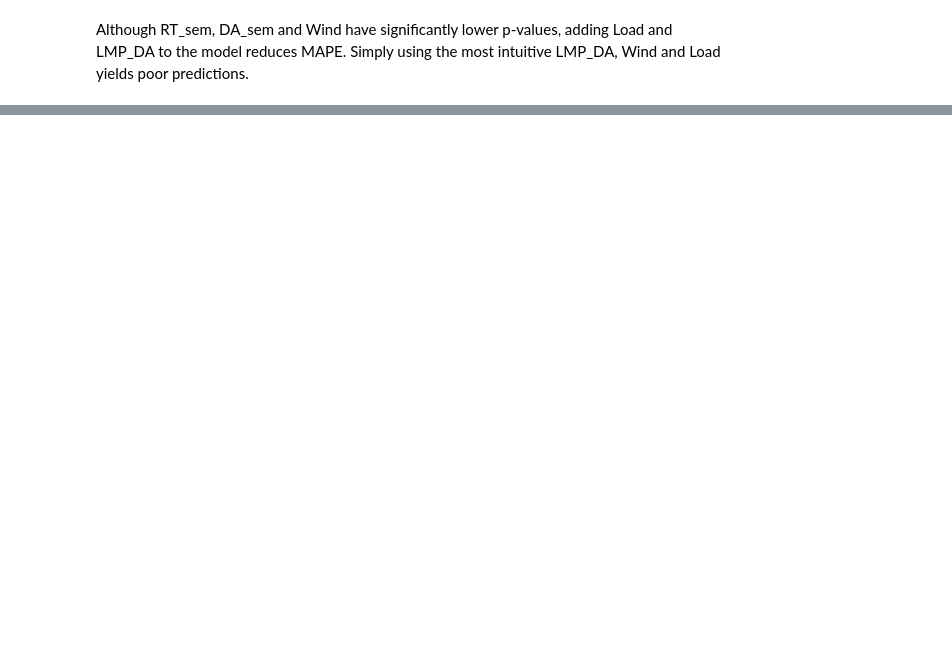
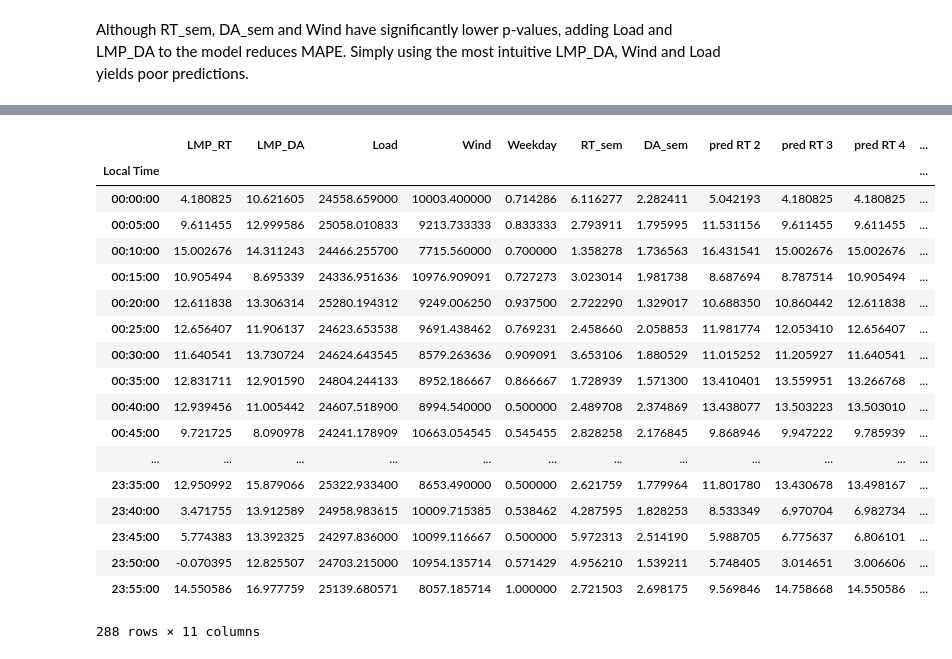
Before and after one commit to felipeascouto/energy, a Jupyter notebook: research_p2.ipynb, the cells around one changed output, grey strips where cells are left out. Drawn from its saved outputs; the diff is of its cells as text; code cells hidden in the pictures; blank space fills up the shorter version.

Commit message:
tested different depths

```diff
--- a/research_p2.ipynb
+++ b/research_p2.ipynb
@@ -792,8 +781,6 @@ print('5 predictors\' MAPE: {}'.format(PE_5_array.mean()))
 
 # let's add weekend/weekday feature to model
 # -- because of current structure, model will take mean of weekdays (1) and weekends (0)
-
-# compare MAPE between predictions with 6 vs 5 variables
 
 # I'll ignore warnings for the following test
 
@@ -818,7 +805,7 @@ for i in range(n):
         test_data['DA_sem'] = test.groupby('Local Time')['LMP_DA'].sem()
 
         test_data_copy = test_data.copy()
-
+        test_data_copy['fitted RT (multi)'] = np.zeros(test_data_copy.index.shape[0])
         result = smf.ols(formula="LMP_RT ~ LMP_DA + RT_sem + DA_sem + Load + Wind + Weekday", data=train_data).fit()
         test_data_copy['fitted RT (single)'] = (
                                             test_data_copy['Weekday']*result.params[6] +
@@ -828,13 +815,14 @@ for i in range(n):
                                             test_data_copy['RT_sem']*result.params[2] +
                                             test_data_copy['LMP_DA']*result.params[1] +
                                             result.params[0])
-        test_data_copy['fitted RT (6)'] = np.zeros(test_data_copy.index.shape[0])
+
+
         branch_dfs = sklearn_clusters(train_data, test_data)
         for cluster in branch_dfs:
             result6 = smf.ols(formula="LMP_RT ~ LMP_DA + RT_sem + DA_sem + Load + Wind + Weekday", data=cluster).fit()
             weekday_p.append(result6.pvalues[-1])
             for hour in cluster.index:
-                test_data_copy['fitted RT (6)'].loc[hour] = (
+                test_data_copy['fitted RT (multi)'].loc[hour] = (
                                             test_data_copy['Weekday'].loc[hour]*result6.params[6] +
                                             test_data_copy['Wind'].loc[hour]*result6.params[5] +
                                             test_data_copy['Load'].loc[hour]*result6.params[4] +
@@ -844,7 +832,7 @@ for i in range(n):
                                             result6.params[0])
 
         single_list.append(pe(test_data_copy['fitted RT (single)'], test_data_copy['LMP_RT']).mean())
-        six_list.append(pe(test_data_copy['fitted RT (6)'], test_data_copy['LMP_RT']).mean())
+        six_list.append(pe(test_data_copy['fitted RT (multi)'], test_data_copy['LMP_RT']).mean())
 
 
     single_array[i] = np.array(single_list).mean()
@@ -860,0 +859,29 @@ print('single-cluster MAPE: {}'.format(single_array.mean()))
+# %%
+def sklearn_clusters_d(train_df, test_df, depth):
+    # converting datetime to float
+    minutes = []
+    for time in train_df.index:
+        minutes.append(time.hour * 60 + time.minute)
+    train_df['minutes'] = np.array(minutes)
+    minutes = []
+    for time in test_df.index:
+        minutes.append(time.hour * 60 + time.minute)
+    test_df['minutes'] = np.array(minutes)
+    # testing existing module
+    X = train_df['minutes'].values.reshape(-1,1)
+    y = train_df['LMP_RT']
+    # Fit regression model
+    regr_1 = DecisionTreeRegressor(max_depth=depth)
+    regr_1.fit(X, y)
+    # Predict
+    X_test = test_df['minutes'].values.reshape(-1,1)
+    y_1 = regr_1.predict(X_test)
+    test_df['sklearn cluster'] = y_1
+    price_leaves = []
+    for price in y_1:
+        if price not in price_leaves:
+            price_leaves.append(price)
+    branch_dfs = []
+    for price in price_leaves:
+        branch_dfs.append(test_df[test_df['sklearn cluster']==price])
+    return branch_dfs
@@ -861,3 +968,25 @@ print('single-cluster MAPE: {}'.format(single_array.mean()))
+# %%
+test_data_copy
+# %% [output]
+|  | LMP_RT | LMP_DA | Load | Wind | Weekday | RT_sem | DA_sem | pred RT 2 | pred RT 3 | pred RT 4 | ... |
+| Local Time |  |  |  |  |  |  |  |  |  |  | ... |
+| 00:00:00 | 4.180825 | 10.621605 | 24558.659000 | 10003.400000 | 0.714286 | 6.116277 | 2.282411 | 5.042193 | 4.180825 | 4.180825 | ... |
+| 00:05:00 | 9.611455 | 12.999586 | 25058.010833 | 9213.733333 | 0.833333 | 2.793911 | 1.795995 | 11.531156 | 9.611455 | 9.611455 | ... |
+| 00:10:00 | 15.002676 | 14.311243 | 24466.255700 | 7715.560000 | 0.700000 | 1.358278 | 1.736563 | 16.431541 | 15.002676 | 15.002676 | ... |
+| 00:15:00 | 10.905494 | 8.695339 | 24336.951636 | 10976.909091 | 0.727273 | 3.023014 | 1.981738 | 8.687694 | 8.787514 | 10.905494 | ... |
+| 00:20:00 | 12.611838 | 13.306314 | 25280.194312 | 9249.006250 | 0.937500 | 2.722290 | 1.329017 | 10.688350 | 10.860442 | 12.611838 | ... |
+| 00:25:00 | 12.656407 | 11.906137 | 24623.653538 | 9691.438462 | 0.769231 | 2.458660 | 2.058853 | 11.981774 | 12.053410 | 12.656407 | ... |
+| 00:30:00 | 11.640541 | 13.730724 | 24624.643545 | 8579.263636 | 0.909091 | 3.653106 | 1.880529 | 11.015252 | 11.205927 | 11.640541 | ... |
+| 00:35:00 | 12.831711 | 12.901590 | 24804.244133 | 8952.186667 | 0.866667 | 1.728939 | 1.571300 | 13.410401 | 13.559951 | 13.266768 | ... |
+| 00:40:00 | 12.939456 | 11.005442 | 24607.518900 | 8994.540000 | 0.500000 | 2.489708 | 2.374869 | 13.438077 | 13.503223 | 13.503010 | ... |
+| 00:45:00 | 9.721725 | 8.090978 | 24241.178909 | 10663.054545 | 0.545455 | 2.828258 | 2.176845 | 9.868946 | 9.947222 | 9.785939 | ... |
+| ... | ... | ... | ... | ... | ... | ... | ... | ... | ... | ... | ... |
+| 23:35:00 | 12.950992 | 15.879066 | 25322.933400 | 8653.490000 | 0.500000 | 2.621759 | 1.779964 | 11.801780 | 13.430678 | 13.498167 | ... |
+| 23:40:00 | 3.471755 | 13.912589 | 24958.983615 | 10009.715385 | 0.538462 | 4.287595 | 1.828253 | 8.533349 | 6.970704 | 6.982734 | ... |
+| 23:45:00 | 5.774383 | 13.392325 | 24297.836000 | 10099.116667 | 0.500000 | 5.972313 | 2.514190 | 5.988705 | 6.775637 | 6.806101 | ... |
+| 23:50:00 | -0.070395 | 12.825507 | 24703.215000 | 10954.135714 | 0.571429 | 4.956210 | 1.539211 | 5.748405 | 3.014651 | 3.006606 | ... |
+| 23:55:00 | 14.550586 | 16.977759 | 25139.680571 | 8057.185714 | 1.000000 | 2.721503 | 2.698175 | 9.569846 | 14.758668 | 14.550586 | ... |
+288 rows × 11 columns
 # %%
 # now, won't group by month -- let's change the model
 # we'll have minute of the day, day of the week, day of the month and month as features
```
Also changed, not shown: parts of 13 cells of this notebook.
